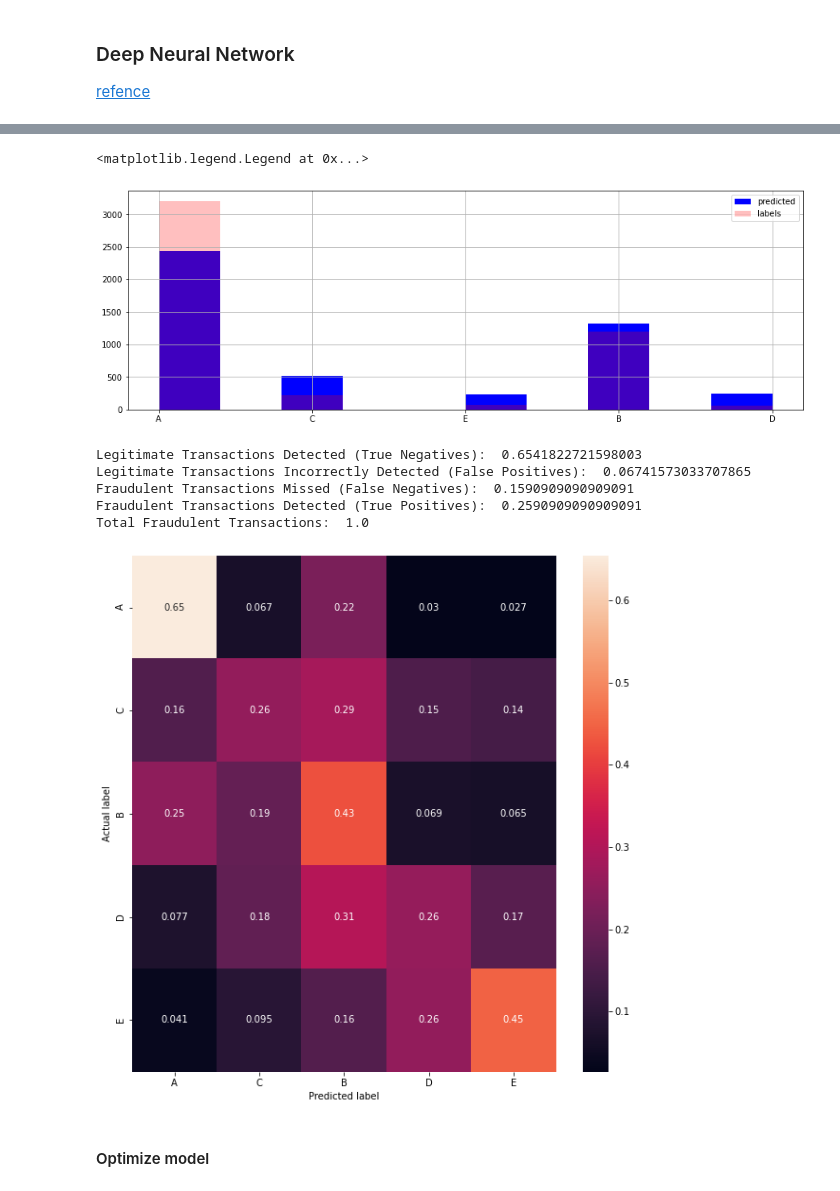
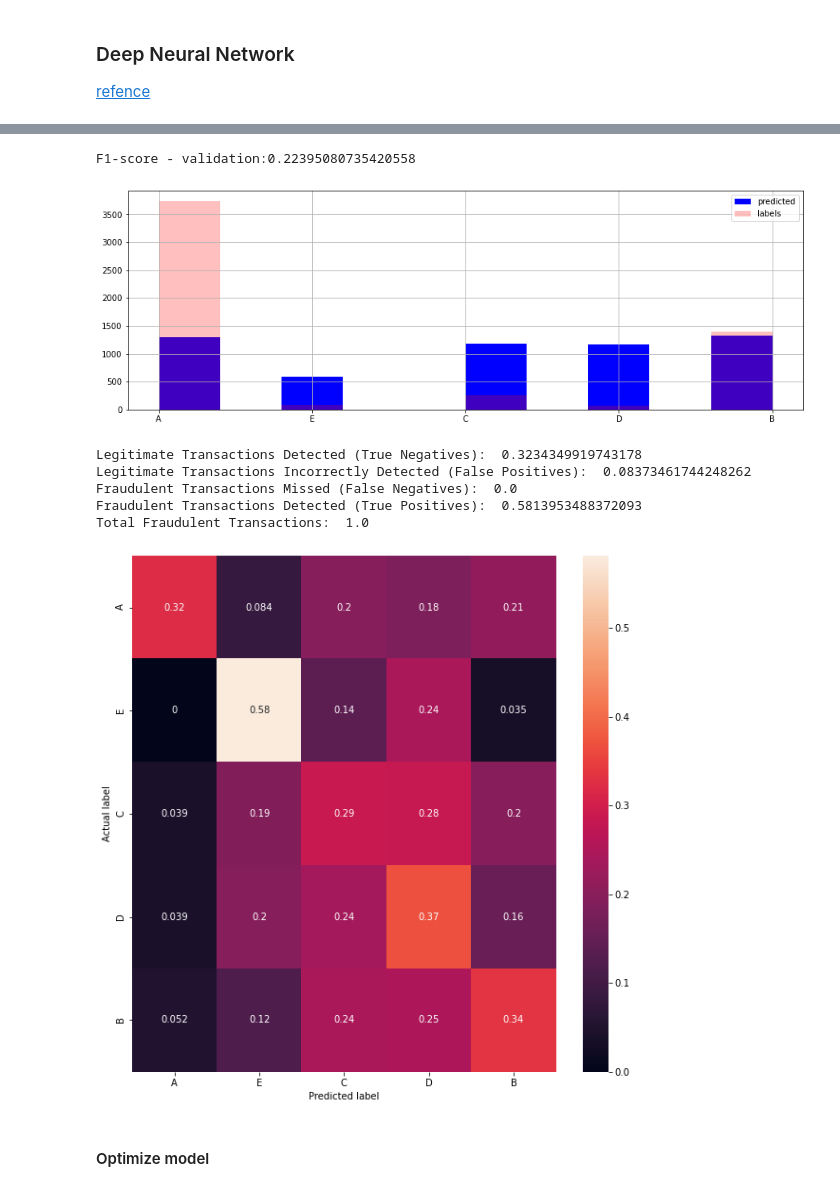
Before and after one commit to CheloGE/CARINO-wildfire_size_prediction, a Jupyter notebook: Wildfire_size_prediction.ipynb, the cells around one changed output, grey strips where cells are left out. Drawn from its saved outputs; the diff is of its cells as text; code cells hidden in the pictures.

```diff
--- a/Wildfire_size_prediction.ipynb
+++ b/Wildfire_size_prediction.ipynb
@@ -661,7 +709,7 @@ titles_options = [("Confusion matrix, without normalization", None),
                   ("Normalized confusion matrix", 'true')]
 
 for title, normalize in titles_options:
-    disp = plot_confusion_matrix(model, validation_X[most_relevant_features], validation_y.values.ravel(),
+    disp = plot_confusion_matrix(model, validation_X, validation_y.values.ravel(),
                                  labels=class_names,
                                  cmap=plt.cm.Blues,
                                  normalize=normalize)
@@ -688,7 +737,7 @@ def define_NN_model(n_input):
 
     model = Sequential(name='Wildfire model')
     model.add(Dropout(dropout_prob, input_shape=(n_input,)))
-    model.add(Dense(500, activation='relu', kernel_initializer='he_uniform'))
+    model.add(Dense(2000, activation='relu', kernel_initializer='he_uniform'))
     model.add(Dropout(dropout_prob))
     model.add(BatchNormalization())
     model.add(Dense(5, activation='softmax'))
@@ -709,6 +758,6 @@ y_validation_ohe.sample(1)
 # %%
-#input_size = train_X[most_relevant_features].shape[1]
-input_size = train_X.shape[1]
+input_size = train_X[:].shape[1]
+#input_size = pca_train_split_X.shape[1]
 model = define_NN_model(input_size)
 model.summary()
 # %% [output]
@@ -736,13 +785,19 @@ from keras.callbacks import ModelCheckpoint, EarlyStopping, ReduceLROnPlateau
 ## Callbacks definitions
 early = EarlyStopping(monitor='val_loss',
                        mode= 'min',
-                       patience=5)
-lr_reduce = ReduceLROnPlateau(monitor='val_loss', factor=0.5, patience=0, verbose=2, mode='min')
+                       patience=2)
+lr_reduce = ReduceLROnPlateau(monitor='loss', factor=0.5, patience=0, verbose=2, mode='min')
 
-callbacks_list = [early, lr_reduce]
+roc = RocCallback(training_data=(train_X, y_train_ohe),
+                  validation_data=(validation_X, y_validation_ohe))
 
-## Run model
-weights = {0:1, 1:2.7, 2:14.5, 3:43.5, 4:50}
+callbacks_list = [lr_reduce, early, roc]
+
+
+
+## Run model {A, B, C, E, D}
+#weights = {0:1, 1:2.7, 2:14.5, 3:43.5, 4:50}
+weights = {0:1, 1:1, 2:1, 3:1, 4:1}
 model.fit(train_X[:], y_train_ohe,
           validation_data=(validation_X[:], y_validation_ohe),
           epochs=100, verbose=1, class_weight=weights,
@@ -796,35 +851,37 @@ ax = fig.add_subplot(111)
 y_valid_pred['size_class'].hist(ax=ax, color='b')
 y_valid_pred['labels'].hist(ax=ax, alpha = 0.25,  color= 'r')
 ax.legend(['predicted', 'labels'])
-#y_valid_pred['size_class'].value_counts()
+
+f1_score = fbeta_score(y_valid_pred['labels'], y_valid_pred['size_class'], beta = 1, average='macro')
+print(f"F1-score - validation:{f1_score}")
 # %% [output]
-<matplotlib.legend.Legend at 0x...>
+F1-score - validation:0.22395080735420558
-[figure, old version]
+[figure, new version]
 # %%
 from sklearn.metrics import confusion_matrix
 import seaborn as sns
 def plot_cm(labels, predictions):
     class_names_pred = predictions.unique()
     class_names_labels = labels.unique()
-    cm = confusion_matrix(labels, predictions, normalize='true', labels=class_names_labels)
+    cm = confusion_matrix(labels, predictions, normalize='true', labels=class_names_pred)
     plt.figure(figsize=(10,10))
-    sns.heatmap(cm, annot=True, xticklabels=class_names_labels, yticklabels=class_names_labels)#, fmt="d")
+    sns.heatmap(cm, annot=True, xticklabels=class_names_pred, yticklabels=class_names_pred)#, fmt="d")
     #plt.title('Confusion matrix @{:.2f}'.format(p))
     plt.ylabel('Actual label')
     plt.xlabel('Predicted label')
     print('Legitimate Transactions Detected (True Negatives): ', cm[0][0])
     print('Legitimate Transactions Incorrectly Detected (False Positives): ', cm[0][1])
     print('Fraudulent Transactions Missed (False Negatives): ', cm[1][0])
     print('Fraudulent Transactions Detected (True Positives): ', cm[1][1])
     print('Total Fraudulent Transactions: ', np.sum(cm[1]))
 plot_cm(y_valid_pred['labels'], y_valid_pred['size_class'])
 # %% [output]
-Legitimate Transactions Detected (True Negatives):  0.6541822721598003
-Legitimate Transactions Incorrectly Detected (False Positives):  0.06741573033707865
-Fraudulent Transactions Missed (False Negatives):  0.1590909090909091
-Fraudulent Transactions Detected (True Positives):  0.2590909090909091
+Legitimate Transactions Detected (True Negatives):  0.3234349919743178
+Legitimate Transactions Incorrectly Detected (False Positives):  0.08373461744248262
+Fraudulent Transactions Missed (False Negatives):  0.0
+Fraudulent Transactions Detected (True Positives):  0.5813953488372093
 Total Fraudulent Transactions:  1.0
-[figure, old version]
+[figure, new version]
 # %% [markdown]
 #### Optimize model
 # %%
```
Also changed, not shown: parts of 38 cells of this notebook, 3 other files.
